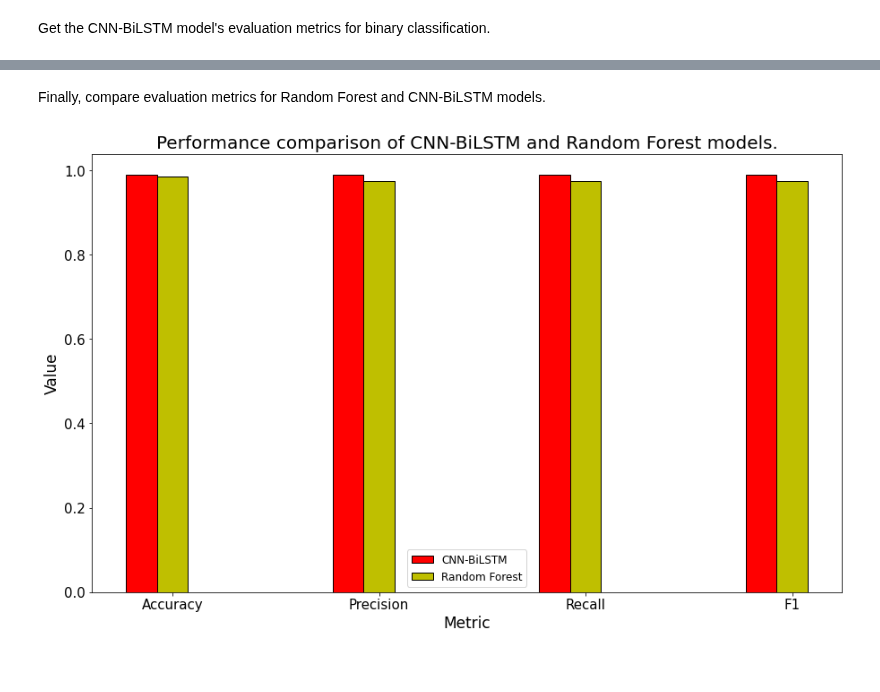
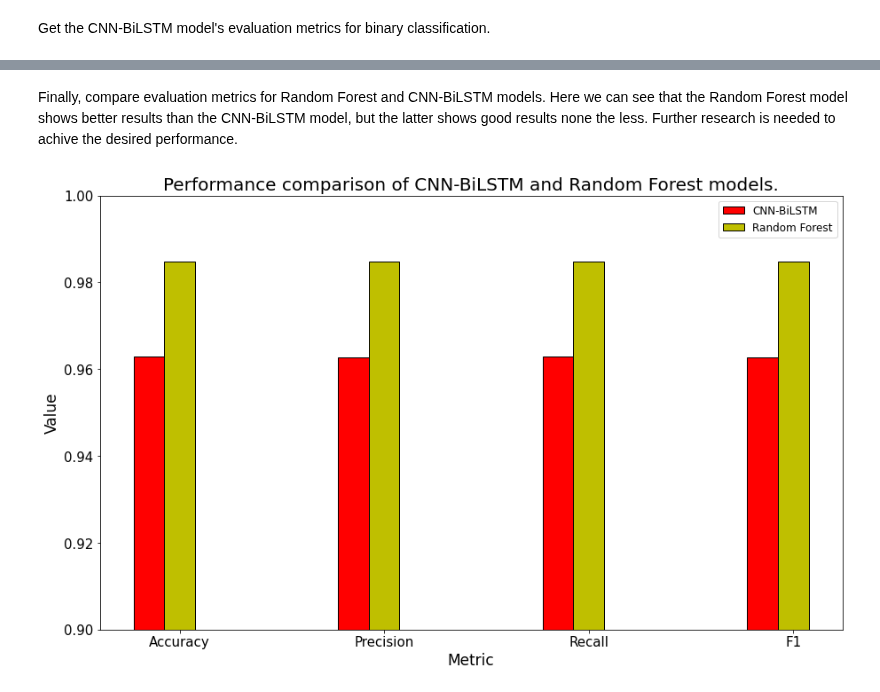
Before and after one commit to fisher85/ml-cybersecurity, a Jupyter notebook: python-web-attack-detection/web-attack-detection-using-CNN-BiLSTM.ipynb, the cells around one changed output, grey strips where cells are left out. Saved outputs shown, nothing was run; the diff lists cells and outputs as text; code cells hidden in the pictures; blank space fills up the shorter version.

Commit message:
Fix the feature set and NNs. Delete the AUC plot. Add functions

```diff
--- a/python-web-attack-detection/web-attack-detection-using-CNN-BiLSTM.ipynb
+++ b/python-web-attack-detection/web-attack-detection-using-CNN-BiLSTM.ipynb
@@ -123,8 +118,8 @@ Define and compile the neural network.
 # %%
 batch_size = 32
 model = Sequential()
-model.add(Convolution1D(64, kernel_size=3, padding="same",
-          activation="relu", input_shape=(83, 1)))
+model.add(Convolution1D(64, kernel_size=32, padding="same",
+          activation="relu", input_shape=(76, 1)))
 model.add(MaxPooling1D(pool_size=(5)))
 model.add(BatchNormalization())
 model.add(Bidirectional(LSTM(64, return_sequences=False)))
@@ -134,7 +129,7 @@ model.add(MaxPooling1D(pool_size=(5)))
 model.add(BatchNormalization())
 model.add(Bidirectional(LSTM(128, return_sequences=False)))
 
-model.add(Dropout(0.5))
+model.add(Dropout(0.6))
 model.add(Dense(4))
 model.add(Activation('softmax'))
 model.compile(loss='categorical_crossentropy',
@@ -444,6 +359,7 @@ X_test
 # %% [markdown]
 Transform categorical labels into numeric form with simple label encoding. Note that our Random Forest model was developed for a binary classification task, so we transform labels accordingly: "0" indicates a benign instance and "1" an attack.
 # %%
+y_test = y[test_index]
 y_test = y_test.apply(lambda x: 0 if x == 'BENIGN' else 1).values
 y_test
 # %% [output]
@@ -481,8 +382,8 @@ The Random Forest model is designed for binary classification, whereas the CNN-B
 # %%
 batch_size = 32
 model = Sequential()
-model.add(Convolution1D(64, kernel_size=3, padding="same",
-          activation="relu", input_shape=(83, 1)))
+model.add(Convolution1D(64, kernel_size=32, padding="same",
+          activation="relu", input_shape=(76, 1)))
 model.add(MaxPooling1D(pool_size=(5)))
 model.add(BatchNormalization())
 model.add(Bidirectional(LSTM(64, return_sequences=False)))
@@ -563,18 +446,6 @@ Epoch 5/5
 # %% [markdown]
 Get the CNN-BiLSTM model's evaluation metrics for binary classification.
 # %%
-accuracy = metrics.accuracy_score(y_eval, y_pred)
-precision = metrics.precision_score(y_eval, y_pred, average='weighted')
-recall = metrics.recall_score(y_eval, y_pred, average='weighted')
-f1 = metrics.f1_score(y_eval, y_pred, average='weighted')
-
-print('Accuracy =', accuracy)
-print('Precision =', precision)
-print('Recall =', recall)
-print('F1 =', f1)
-
-confusion_matrix = metrics.confusion_matrix(y_eval, y_pred)
-confusion_matrix
-
-print('\nConfusion matrix:\n', confusion_matrix)
+metrics_nn = print_metrics(y_eval, y_pred)
+plot_confusion_matrix(y_eval, y_pred, ['BENIGN', 'Web Attack'])
 # %% [output]
@@ -589,33 +457,37 @@ Confusion matrix:
 # %% [markdown]
-Finally, compare evaluation metrics for Random Forest and CNN-BiLSTM models.
+Finally, compare evaluation metrics for Random Forest and CNN-BiLSTM models. Here we can see that the Random Forest model shows better results than the CNN-BiLSTM model, but the latter shows good results none the less. Further research is needed to achive the desired performance.
 # %%
 # Visualizing the data with a multiple bar chart.
+
+# Scale the plot.
 plt.figure(figsize=[15, 9])
+plt.gca().set_ylim(0.9, 1)
 
+# Get the data for the plot.
 comparison_frame = pd.DataFrame(
-    {'CNN-BiLSTM': [accuracy, precision, recall, f1],
-        'Random Forest': [accuracy_rfc, precision_rfc, recall_rfc, f1_rfc]},
+    {'CNN-BiLSTM': metrics_nn,
+        'Random Forest': metrics_rfc},
     index=['Accuracy', 'Precision', 'Recall', 'F1'])
 
 # Set the width of the bars.
 wd = 0.3
 x_pos = np.arange(1, 2*len(comparison_frame), 2)
 
 # Plotting the multiple bar graphs on the same figure.
 plt.bar(x_pos, comparison_frame['CNN-BiLSTM'], color='r', width=wd, edgecolor='k',
-        label='CNN-BiLSTM')
+        label='CNN-BiLSTM')  # , bottom=0.9)
 plt.bar(x_pos+wd, comparison_frame['Random Forest'], color='y', width=wd, edgecolor='k',
-        label='Random Forest')
+        label='Random Forest')  # , bottom=0.9)
 
 # Add ticks, a title, and a legend.
 plt.xticks(x_pos+wd, comparison_frame.index.values, fontsize=15)
 plt.yticks(fontsize=15)
 plt.xlabel('Metric', fontsize=17)
 plt.ylabel('Value', fontsize=17)
 plt.title(
     "Performance comparison of CNN-BiLSTM and Random Forest models.", fontsize=20)
 plt.legend(loc='best', fontsize=12)
 
 plt.show()
 # %% [output]
-[figure, old version]
+[figure, new version]
```
Also changed, not shown: parts of 26 cells of this notebook.
